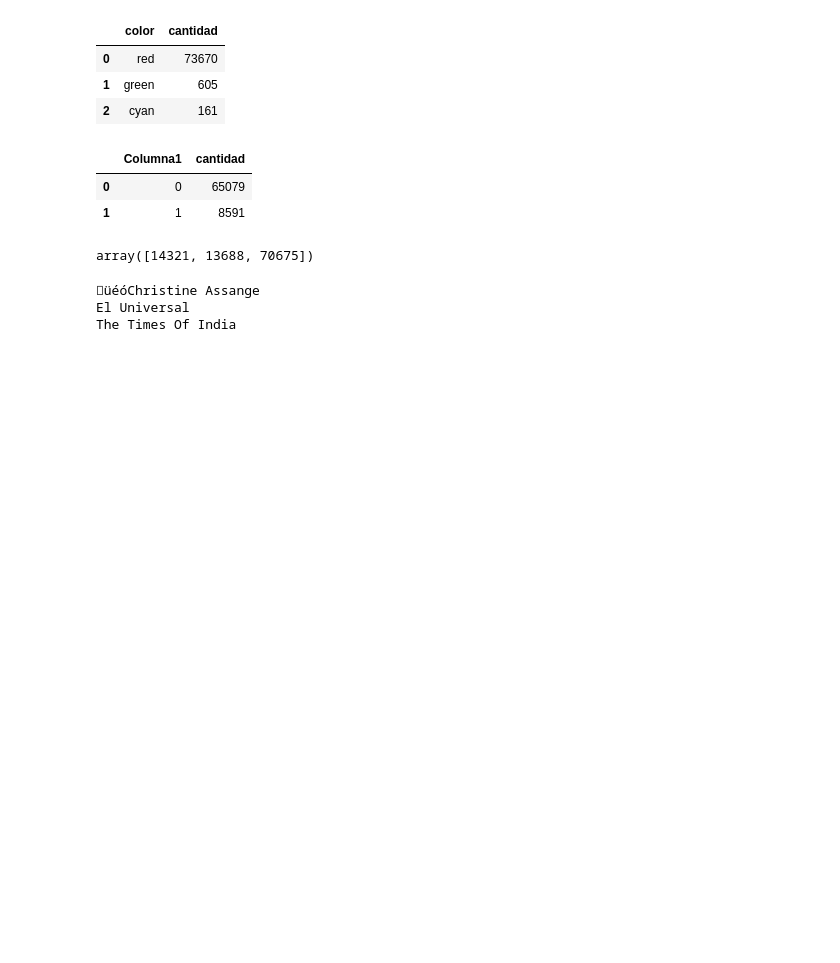
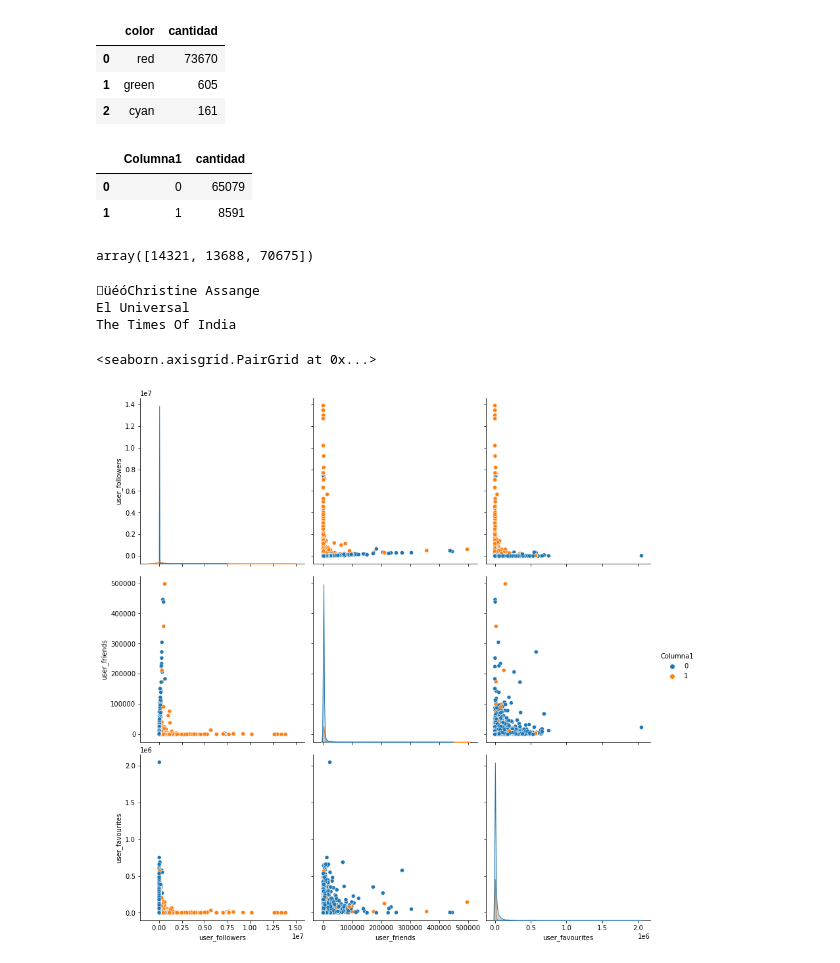
Before and after one commit to A01652297/AnaliticaReto1, a Jupyter notebook: Obtención de estadisticas descriptivas.ipynb, the cells around one changed output. Saved outputs shown, nothing was run; the diff lists cells and outputs as text; code cells hidden in the pictures; blank space fills up the shorter version.

```diff
--- a/Obtención de estadisticas descriptivas.ipynb
+++ b/Obtención de estadisticas descriptivas.ipynb
@@ -403,3 +397,9 @@ for row in closest:
 üéóChristine Assange
 El Universal
 The Times Of India
+# %%
+sb.pairplot(data.dropna(), hue='Columna1',height=4,vars=["user_followers","user_friends","user_favourites"]
+            ,kind='scatter')
+# %% [output]
+<seaborn.axisgrid.PairGrid at 0x...>
+[figure, added]
```
Also changed, not shown: parts of 1 cell of this notebook.
